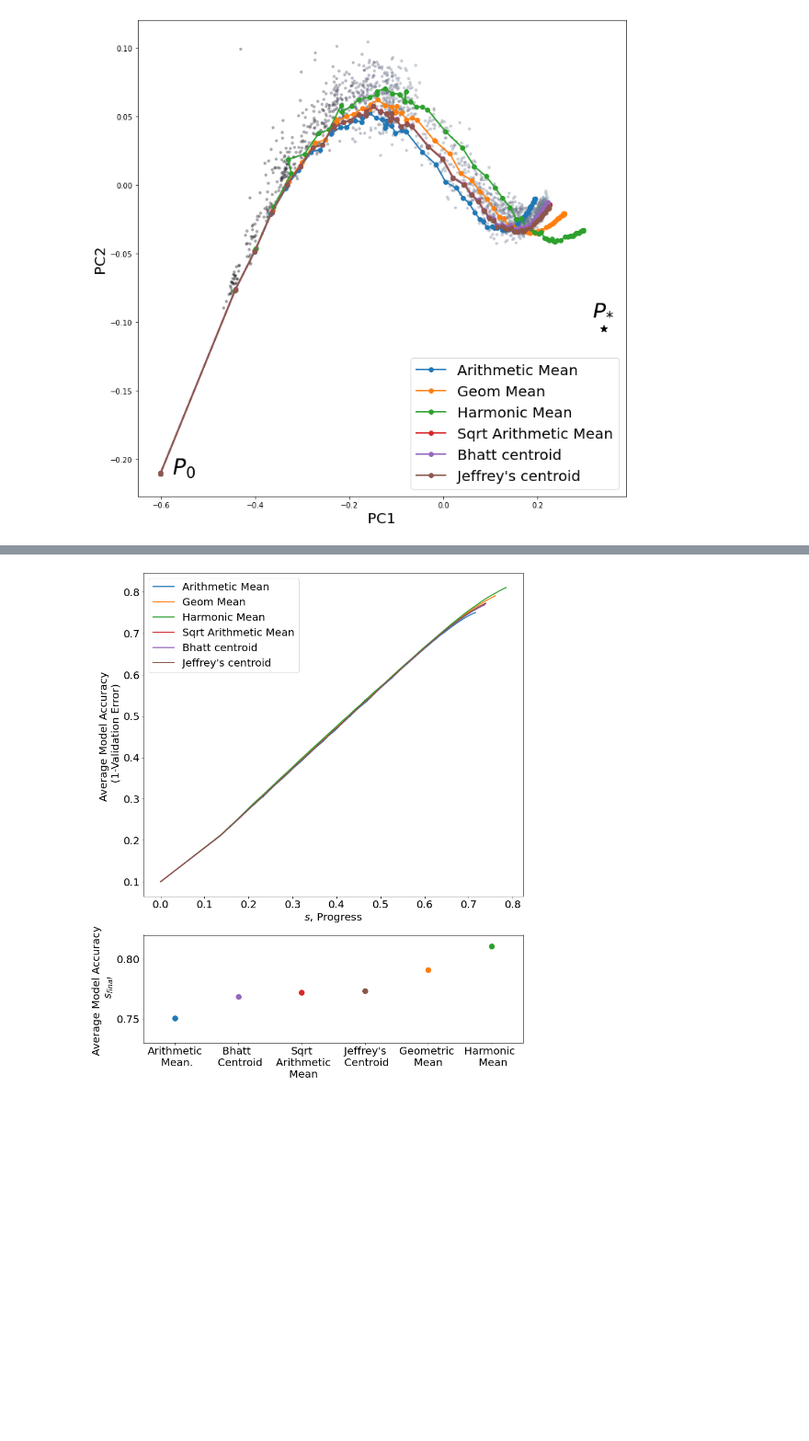
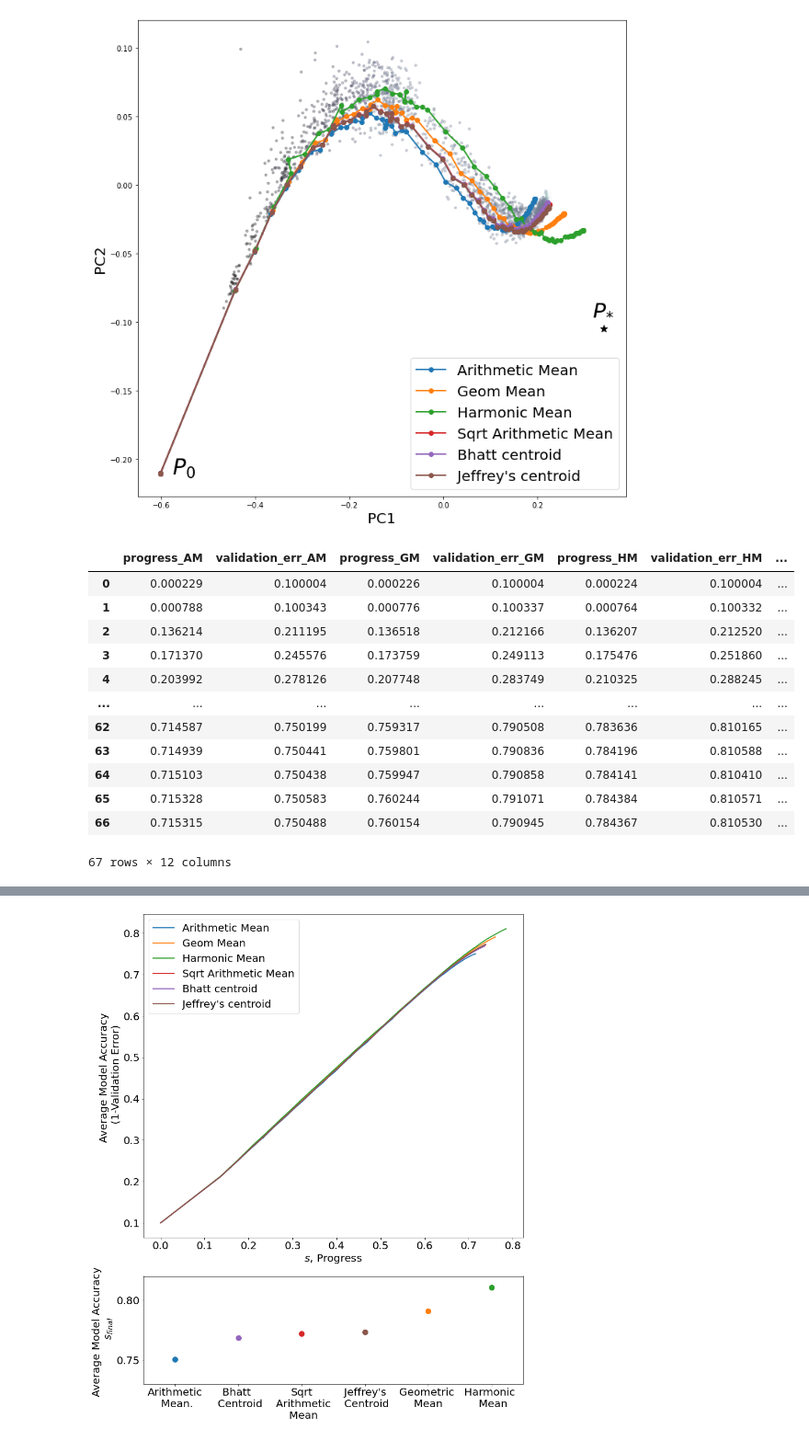
Before and after one commit to grasp-lyrl/low-dimensional-deepnets, a Jupyter notebook: notebooks/mean_traj_plots.ipynb, the cells around one changed output, grey strips where cells are left out. Shown at 92% size. Cells and saved outputs as stored; diff of their text form; code cells hidden in the pictures; blank space fills up the shorter version.

```diff
--- a/notebooks/mean_traj_plots.ipynb
+++ b/notebooks/mean_traj_plots.ipynb
@@ -141,0 +146,16 @@ validation_err_skl =progress_err_ds['validation_err_sKL']
+# %%
+r
+# %% [output]
+|  | progress_AM | validation_err_AM | progress_GM | validation_err_GM | progress_HM | validation_err_HM | ... |
+| 0 | 0.000229 | 0.100004 | 0.000226 | 0.100004 | 0.000224 | 0.100004 | ... |
+| 1 | 0.000788 | 0.100343 | 0.000776 | 0.100337 | 0.000764 | 0.100332 | ... |
+| 2 | 0.136214 | 0.211195 | 0.136518 | 0.212166 | 0.136207 | 0.212520 | ... |
+| 3 | 0.171370 | 0.245576 | 0.173759 | 0.249113 | 0.175476 | 0.251860 | ... |
+| 4 | 0.203992 | 0.278126 | 0.207748 | 0.283749 | 0.210325 | 0.288245 | ... |
+| ... | ... | ... | ... | ... | ... | ... | ... |
+| 62 | 0.714587 | 0.750199 | 0.759317 | 0.790508 | 0.783636 | 0.810165 | ... |
+| 63 | 0.714939 | 0.750441 | 0.759801 | 0.790836 | 0.784196 | 0.810588 | ... |
+| 64 | 0.715103 | 0.750438 | 0.759947 | 0.790858 | 0.784141 | 0.810410 | ... |
+| 65 | 0.715328 | 0.750583 | 0.760244 | 0.791071 | 0.784384 | 0.810571 | ... |
+| 66 | 0.715315 | 0.750488 | 0.760154 | 0.790945 | 0.784367 | 0.810530 | ... |
+67 rows × 12 columns
```
Also changed, not shown: parts of 15 cells of this notebook, 20 other files.
